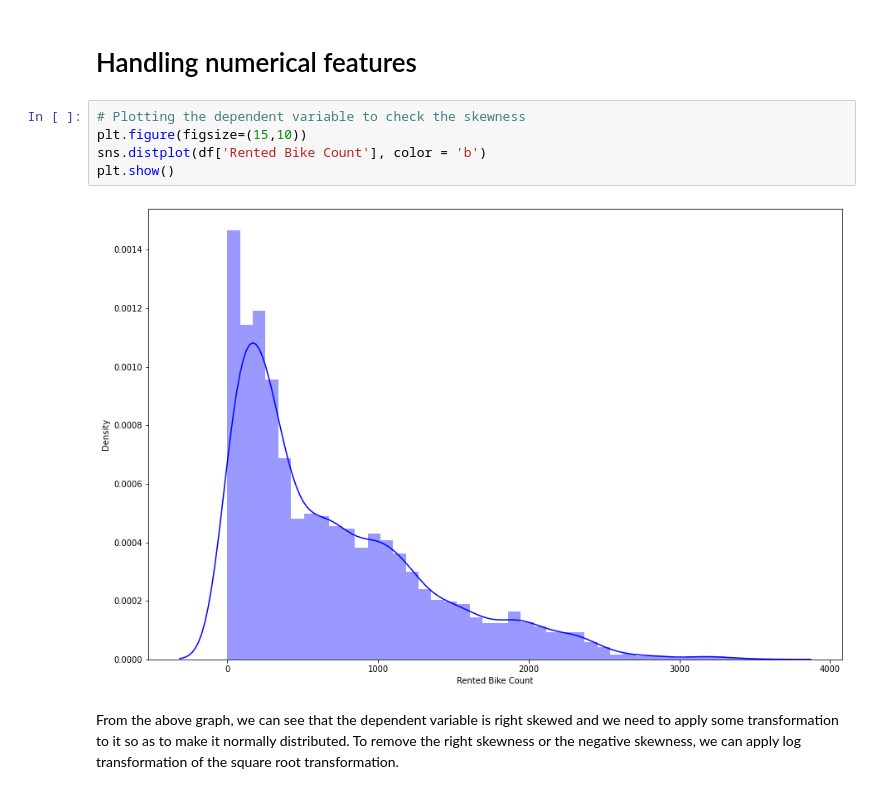
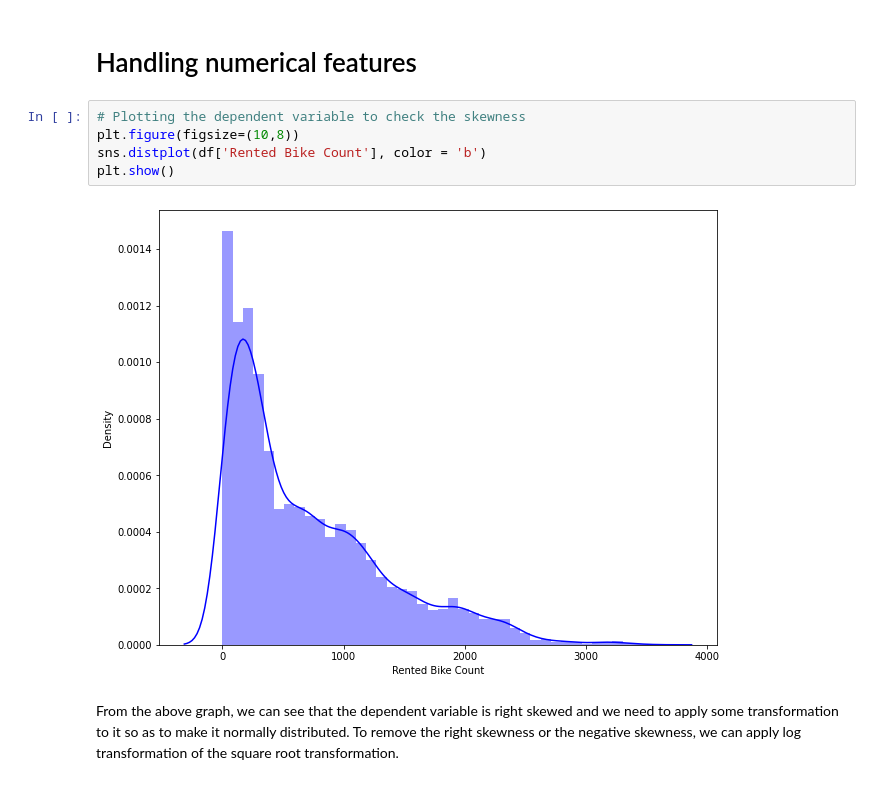
Before and after one commit to jatinsharma16/Capstone-Project-Linear-Regression, a Jupyter notebook: Bike_Sharing_Demand_Prediction_Capstone_Project.ipynb, the cells around one changed output. Saved outputs shown, nothing was run; the diff lists cells and outputs as text.

```diff
--- a/Bike_Sharing_Demand_Prediction_Capstone_Project.ipynb
+++ b/Bike_Sharing_Demand_Prediction_Capstone_Project.ipynb
@@ -182,11 +182,11 @@ There are no duplicate values either, so now we can move to the exploratary data
 <h1> Handling numerical features
 # %%
 # Plotting the dependent variable to check the skewness
-plt.figure(figsize=(15,10))
+plt.figure(figsize=(10,8))
 sns.distplot(df['Rented Bike Count'], color = 'b')
 plt.show()
 # %% [output]
-[figure, old version]
+[figure, new version]
 # %% [markdown]
 From the above graph, we can see that the dependent variable is right skewed and we need to apply some transformation to it so as to make it normally distributed. To remove the right skewness or the negative skewness, we can apply log transformation of the square root transformation.
 # %%
```
Also changed, not shown: parts of 12 cells of this notebook.
